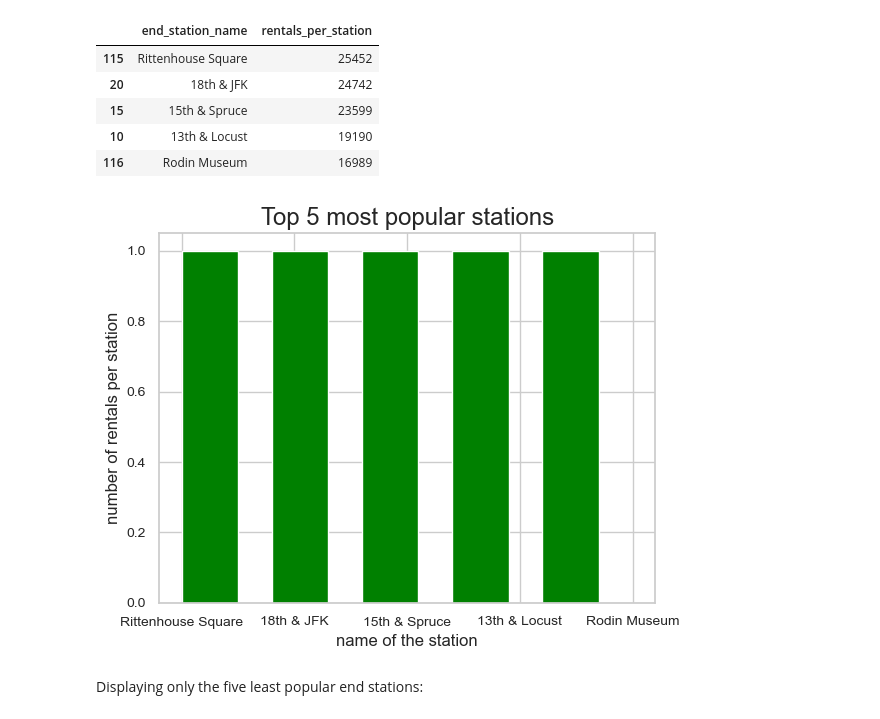
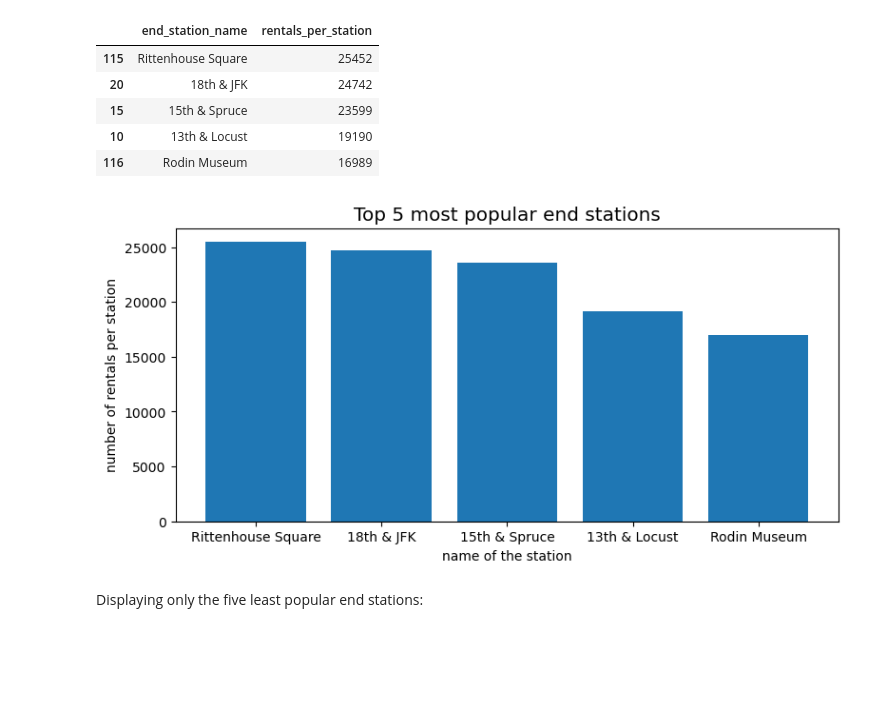
Before and after one commit to yassinehammou27/intentionally_blank, a Jupyter notebook: Geographical Demand Patterns.ipynb, the cells around one changed output. Saved outputs shown, nothing was run; the diff lists cells and outputs as text; code cells hidden in the pictures; blank space fills up the shorter version.

```diff
--- a/Geographical Demand Patterns.ipynb
+++ b/Geographical Demand Patterns.ipynb
@@ -139,15 +138,16 @@ df_most_popular_end
 | 10 | 13th & Locust | 19190 |
 | 116 | Rodin Museum | 16989 |
 # %%
-plt.hist(df_most_popular_end["end_station_name"], bins = 5, color = "green", histtype = 'barstacked', width = 0.5)
+fig = plt.figure(figsize=(9,4))
+plt.bar(df_most_popular_end["end_station_name"], df_most_popular_end["rentals_per_station"])
 plt.rc('xtick', labelsize = 10)
 plt.rc('ytick', labelsize = 10)
 plt.xlabel("name of the station", size = 'medium')
 plt.ylabel("number of rentals per station", size = 'medium')
-plt.title("Top 5 most popular stations", size = 'x-large')
+plt.title("Top 5 most popular end stations", size = 'x-large')
 plt.show()
 # %% [output]
-[figure, old version]
+[figure, new version]
 # %% [markdown]
 Displaying only the five least popular end stations:
 # %%
```
Also changed, not shown: parts of 5 cells of this notebook.
